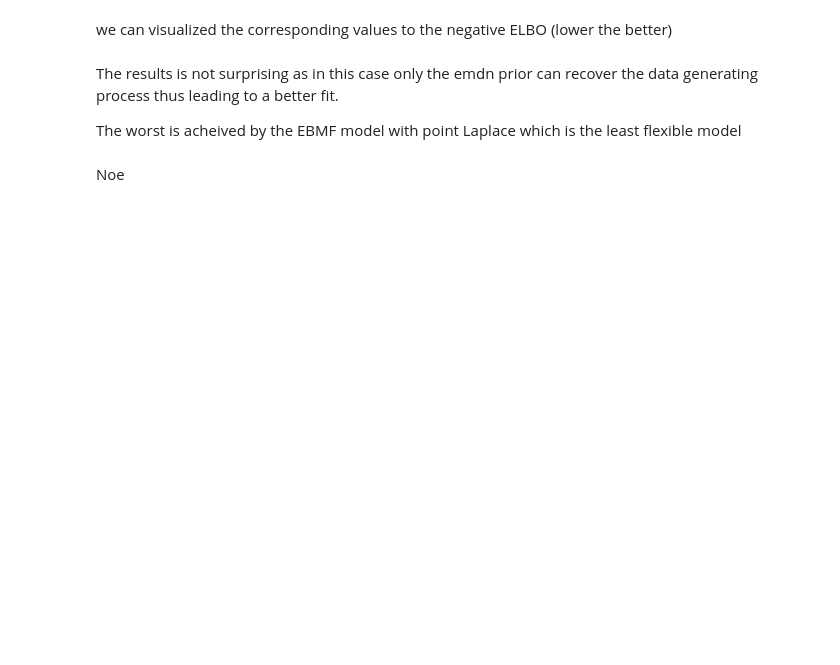
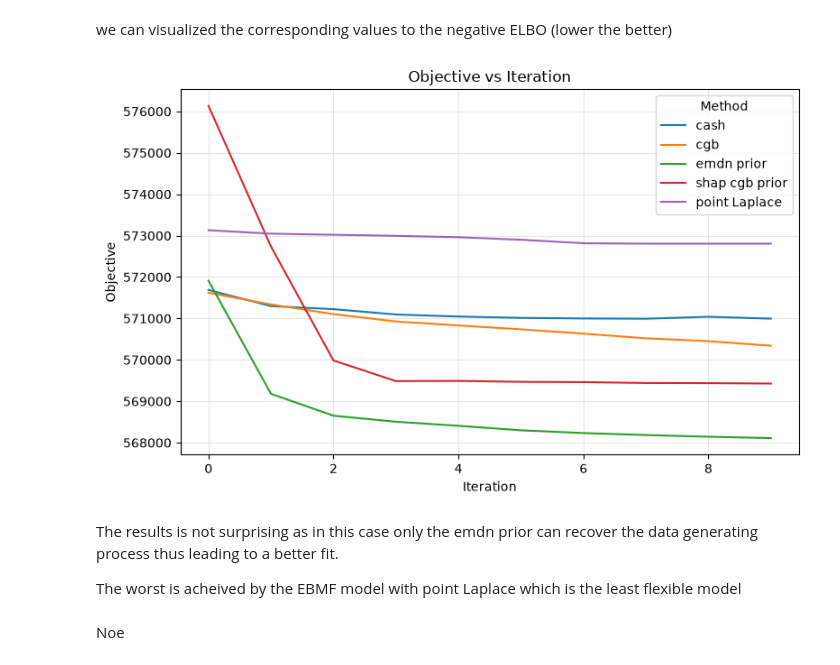
Before and after one commit to william-denault/cebmf_torch, a Jupyter notebook: examples/Tiled-clustering model.ipynb, the cells around one changed output. Saved outputs shown, nothing was run; the diff lists cells and outputs as text; code cells hidden in the pictures; blank space fills up the shorter version.

```diff
--- a/examples/Tiled-clustering model.ipynb
+++ b/examples/Tiled-clustering model.ipynb
@@ -225,3 +357,30 @@ plt.show()
+# %%
+import numpy as np
+import matplotlib.pyplot as plt
+import torch
+
+def to1d(a):
+    if isinstance(a, torch.Tensor):
+        return a.detach().cpu().flatten().numpy()
+    return np.asarray(a).ravel()
+
+fig, ax = plt.subplots(figsize=(8,5))
+
+ax.plot( mycebmf11.obj  , label="cash")
+ax.plot( mycebmf12.obj  ,  label="cgb")
+ax.plot( mycebmf13.obj ,  label="emdn prior")
+ax.plot( mycebmf31.obj ,  label="shap cgb prior")
+ax.plot( mycebmf.obj ,   label="point Laplace")
+
+ax.set_title("Objective vs Iteration")
+ax.set_xlabel("Iteration")
+ax.set_ylabel("Objective")
+ax.legend(title="Method", loc="best")
+ax.grid(True, alpha=0.3)
+plt.tight_layout()
+plt.show()
+# %% [output]
+[figure, added]
 # %% [markdown]
 The results is not surprising as in this case only the emdn prior can recover the data generating process thus leading to a better fit.
 
```
Also changed, not shown: parts of 15 cells of this notebook, 1 other file.
